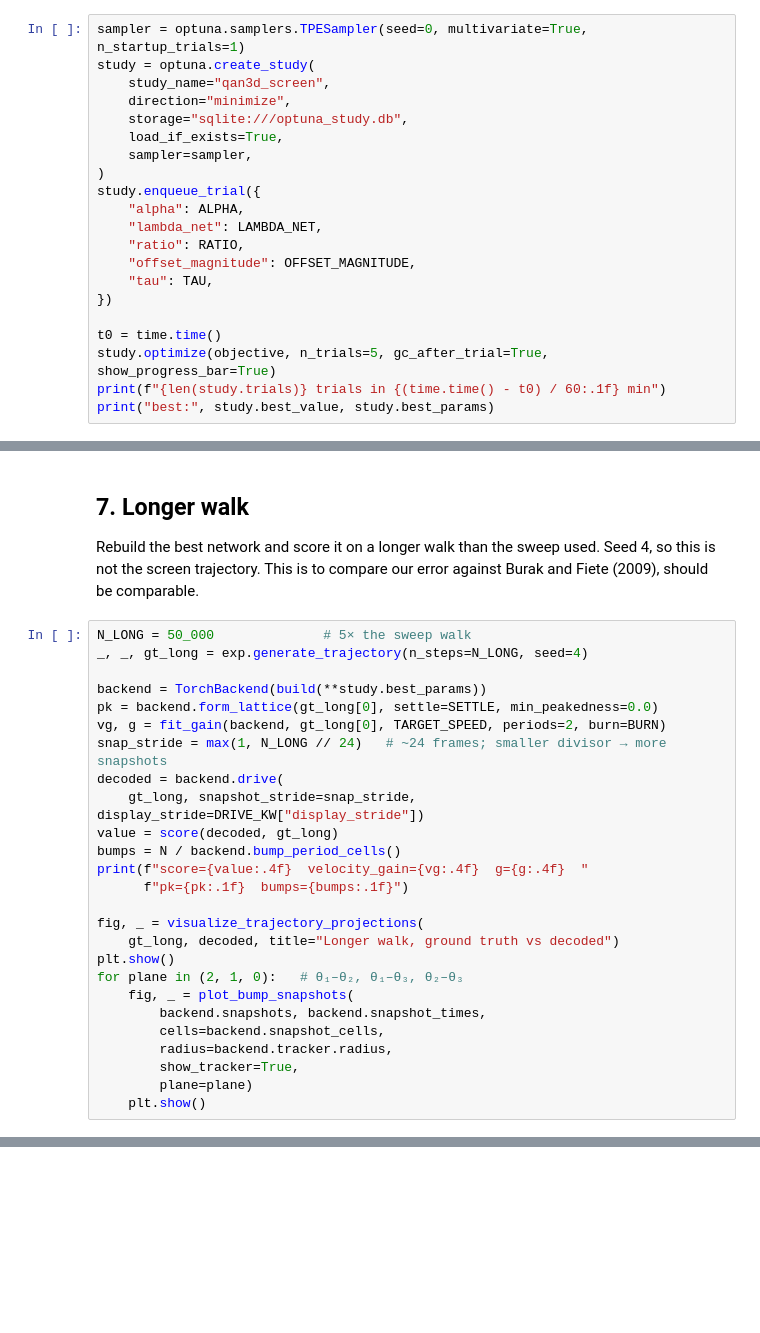
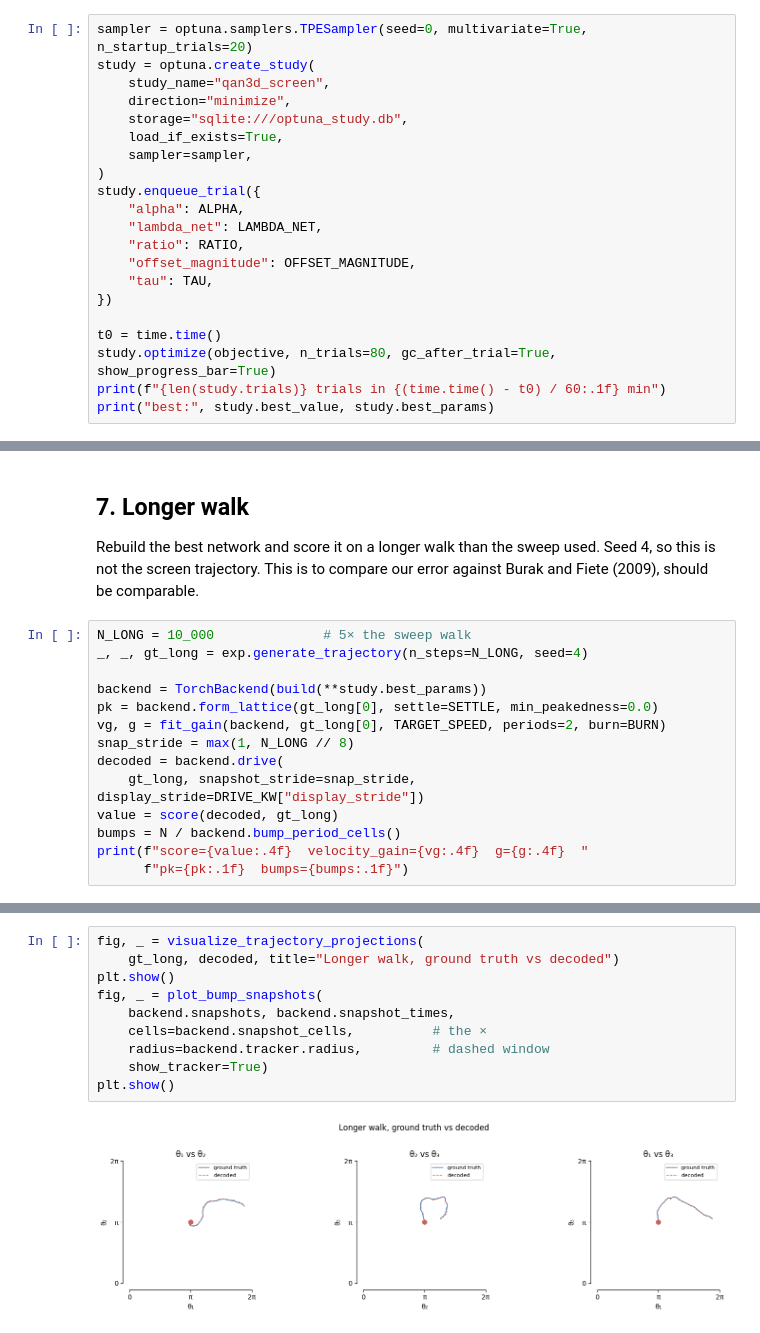
Before and after one commit to jacobsvennevik/CAN_Path_Integration_3D_model, a Jupyter notebook: notebooks/network/4_sweep_parameters.ipynb, the cells around one changed output, grey strips where cells are left out. Cells and saved outputs as stored; diff of their text form; blank space fills up the shorter version.

Commit message:
4_sweep update

```diff
--- a/notebooks/network/4_sweep_parameters.ipynb
+++ b/notebooks/network/4_sweep_parameters.ipynb
@@ -296,7 +257,7 @@ score=0.0457  vg=nan  g=1.0533  pk=39.8  |k|=5.7  k=[ 4. -4.  0.]
 Tree-structured Parzen Estimator (TPE) proposes new parameters from earlier scores.
 The known-good point above is the first trial. The study is saved to SQLite so a Colab disconnect does not lose progress.
 # %%
-sampler = optuna.samplers.TPESampler(seed=0, multivariate=True, n_startup_trials=1)
+sampler = optuna.samplers.TPESampler(seed=0, multivariate=True, n_startup_trials=20)
 study = optuna.create_study(
     study_name="qan3d_screen",
     direction="minimize",
@@ -313,7 +274,7 @@ study.enqueue_trial({
 })
 
 t0 = time.time()
-study.optimize(objective, n_trials=5, gc_after_trial=True, show_progress_bar=True)
+study.optimize(objective, n_trials=80, gc_after_trial=True, show_progress_bar=True)
 print(f"{len(study.trials)} trials in {(time.time() - t0) / 60:.1f} min")
 print("best:", study.best_value, study.best_params)
 # %% [output]
@@ -347,28 +360,16 @@ tbl.head(15)
 
 Rebuild the best network and score it on a longer walk than the sweep used. Seed 4, so this is not the screen trajectory. This is to compare our error against Burak and Fiete (2009), should be comparable.
 # %%
-N_LONG = 50_000              # 5× the sweep walk
+N_LONG = 10_000              # 5× the sweep walk
 _, _, gt_long = exp.generate_trajectory(n_steps=N_LONG, seed=4)
 
 backend = TorchBackend(build(**study.best_params))
 pk = backend.form_lattice(gt_long[0], settle=SETTLE, min_peakedness=0.0)
 vg, g = fit_gain(backend, gt_long[0], TARGET_SPEED, periods=2, burn=BURN)
-snap_stride = max(1, N_LONG // 24)   # ~24 frames; smaller divisor → more snapshots
+snap_stride = max(1, N_LONG // 8)
 decoded = backend.drive(
     gt_long, snapshot_stride=snap_stride, display_stride=DRIVE_KW["display_stride"])
 value = score(decoded, gt_long)
 bumps = N / backend.bump_period_cells()
 print(f"score={value:.4f}  velocity_gain={vg:.4f}  g={g:.4f}  "
       f"pk={pk:.1f}  bumps={bumps:.1f}")
-
-fig, _ = visualize_trajectory_projections(
-    gt_long, decoded, title="Longer walk, ground truth vs decoded")
-plt.show()
-for plane in (2, 1, 0):   # θ₁–θ₂, θ₁–θ₃, θ₂–θ₃
-    fig, _ = plot_bump_snapshots(
-        backend.snapshots, backend.snapshot_times,
-        cells=backend.snapshot_cells,
-        radius=backend.tracker.radius,
-        show_tracker=True,
-        plane=plane)
-    plt.show()
@@ -416,0 +378,12 @@ for plane in (2, 1, 0):
+# %%
+fig, _ = visualize_trajectory_projections(
+    gt_long, decoded, title="Longer walk, ground truth vs decoded")
+plt.show()
+fig, _ = plot_bump_snapshots(
+    backend.snapshots, backend.snapshot_times,
+    cells=backend.snapshot_cells,          # the ×
+    radius=backend.tracker.radius,         # dashed window
+    show_tracker=True)
+plt.show()
+# %% [output]
+[figure, added]
```
Also changed, not shown: parts of 8 cells of this notebook.
